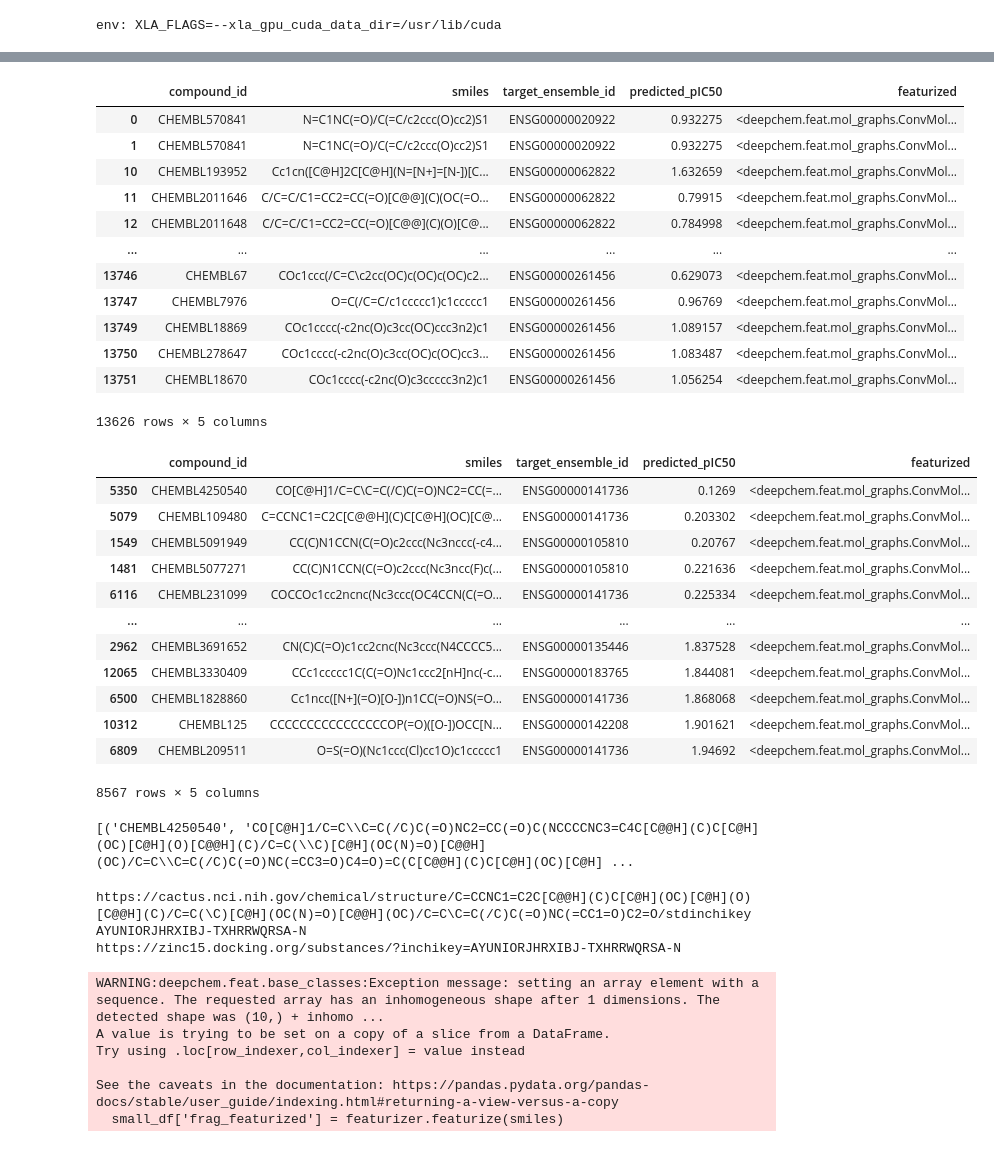
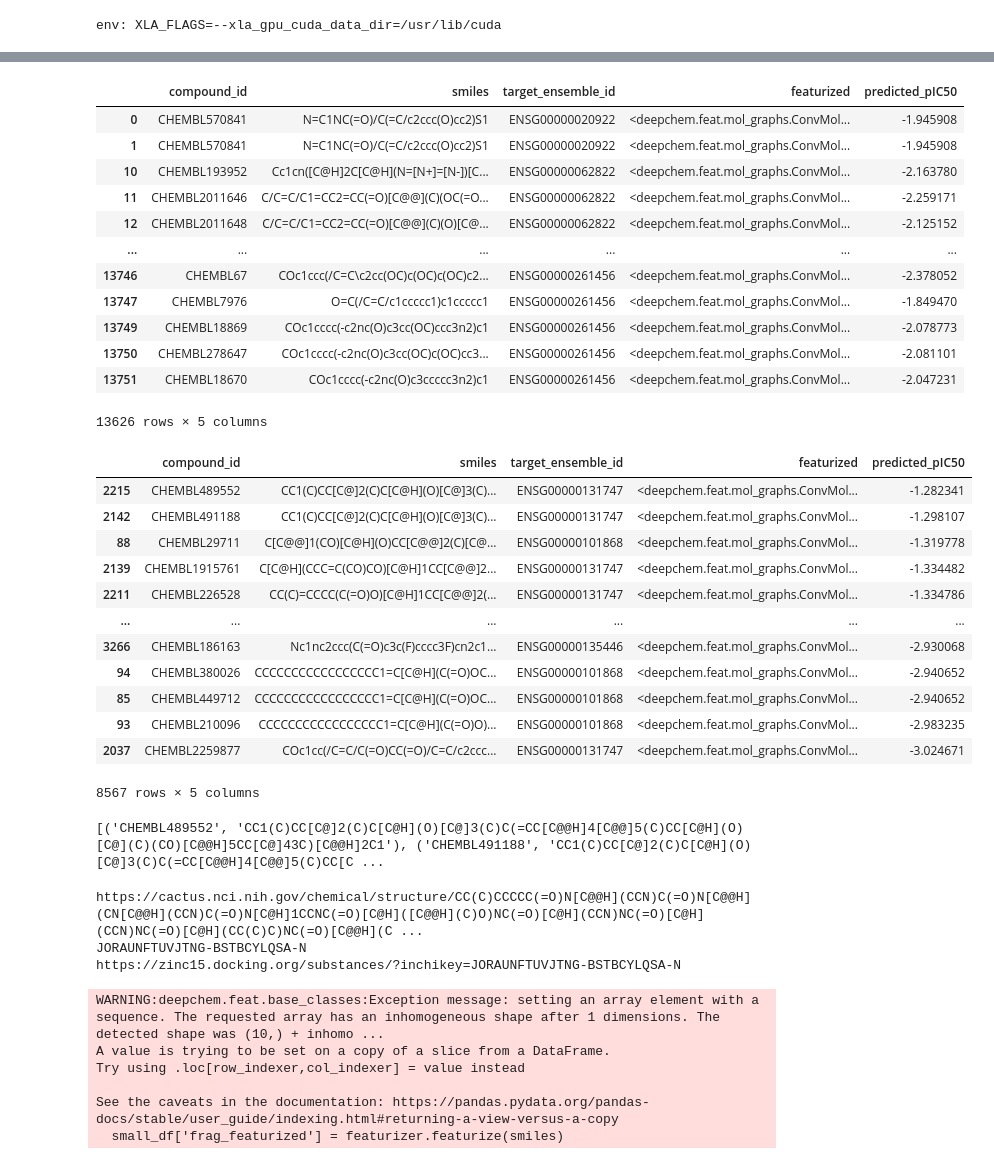
Before and after one commit to dsalinasduron-msmary/cap-sle, a Jupyter notebook: CAP_SLE.ipynb, the cells around one changed output, grey strips where cells are left out. Cells and saved outputs as stored; diff of their text form; code cells hidden in the pictures.

```diff
--- a/CAP_SLE.ipynb
+++ b/CAP_SLE.ipynb
@@ -117,8 +129,8 @@ smiles = compound_dataset['smiles']
 IC50 = compound_dataset['standard_value']
 featurizer = dc.feat.ConvMolFeaturizer()
 compound_dataset['featurized'] = featurizer.featurize(smiles)
-compound_dataset['divided values'] = compound_dataset['standard_value'].astype(float).div(max(compound_dataset['standard_value'].astype(float)))
-compound_dataset['pIC50'] = np.log10(compound_dataset['divided values'].astype(float)).mul(-1)
+#compound_dataset['divided values'] = compound_dataset['standard_value'].astype(float).div(max(compound_dataset['standard_value'].astype(float)))
+compound_dataset['pIC50'] = np.log10(compound_dataset['standard_value'].astype(float)).mul(-1)
 compound_dataset['number'] = list(range(0,len(compound_dataset)))
 display(compound_dataset)
 
@@ -202,73 +207,71 @@ display(curated_compounds_df)
 # %%
-"""3. run the model to predict ic50 values for each compound in the database
-dataset = dc.data.NumpyDataset(X=curated_compounds_df['featurized'], y=curated_compounds_df['predicted_pIC50'], ids=curated_compounds_df['smiles'])
-curated_compounds_df['predicted_pIC50'] = model.predict(dataset)
-"""
+
 #3. run the model to predict pic50 values for compounds that are not associated with the target
-curated_compounds_no_target = curated_compounds_df[~curated_compounds_df['smiles'].isin(target_to_compounds_df['smiles'])]
-dataset = dc.data.NumpyDataset(X=curated_compounds_no_target['featurized'], y=curated_compounds_no_target['predicted_pIC50'], ids=curated_compounds_no_target['smiles'])
-curated_compounds_no_target.loc[:, 'predicted_pIC50'] = model.predict(dataset)
+curated_compounds_no_target = curated_compounds_df[~curated_compounds_df['smiles'].isin(target_to_compounds_df['smiles'])].copy()
+dataset = dc.data.NumpyDataset(X=curated_compounds_no_target['featurized'], ids=curated_compounds_no_target['smiles'])
+curated_compounds_no_target['predicted_pIC50'] = model.predict(dataset)
 # %%
 # 4. displays a dataframe that has the following two columns : compound, predicted ic50
 #display(curated_compounds_df)
 display(curated_compounds_no_target)
 # %% [output]
-|  | compound_id | smiles | target_ensemble_id | predicted_pIC50 | featurized |
-| 0 | CHEMBL570841 | N=C1NC(=O)/C(=C/c2ccc(O)cc2)S1 | ENSG00000020922 | 0.932275 | <deepchem.feat.mol_graphs.ConvMol... |
-| 1 | CHEMBL570841 | N=C1NC(=O)/C(=C/c2ccc(O)cc2)S1 | ENSG00000020922 | 0.932275 | <deepchem.feat.mol_graphs.ConvMol... |
-| 10 | CHEMBL193952 | Cc1cn([C@H]2C[C@H](N=[N+]=[N-])[C... | ENSG00000062822 | 1.632659 | <deepchem.feat.mol_graphs.ConvMol... |
-| 11 | CHEMBL2011646 | C/C=C/C1=CC2=CC(=O)[C@@](C)(OC(=O... | ENSG00000062822 | 0.79915 | <deepchem.feat.mol_graphs.ConvMol... |
-| 12 | CHEMBL2011648 | C/C=C/C1=CC2=CC(=O)[C@@](C)(O)[C@... | ENSG00000062822 | 0.784998 | <deepchem.feat.mol_graphs.ConvMol... |
+|  | compound_id | smiles | target_ensemble_id | featurized | predicted_pIC50 |
+| 0 | CHEMBL570841 | N=C1NC(=O)/C(=C/c2ccc(O)cc2)S1 | ENSG00000020922 | <deepchem.feat.mol_graphs.ConvMol... | -1.945908 |
+| 1 | CHEMBL570841 | N=C1NC(=O)/C(=C/c2ccc(O)cc2)S1 | ENSG00000020922 | <deepchem.feat.mol_graphs.ConvMol... | -1.945908 |
+| 10 | CHEMBL193952 | Cc1cn([C@H]2C[C@H](N=[N+]=[N-])[C... | ENSG00000062822 | <deepchem.feat.mol_graphs.ConvMol... | -2.163780 |
+| 11 | CHEMBL2011646 | C/C=C/C1=CC2=CC(=O)[C@@](C)(OC(=O... | ENSG00000062822 | <deepchem.feat.mol_graphs.ConvMol... | -2.259171 |
+| 12 | CHEMBL2011648 | C/C=C/C1=CC2=CC(=O)[C@@](C)(O)[C@... | ENSG00000062822 | <deepchem.feat.mol_graphs.ConvMol... | -2.125152 |
 | ... | ... | ... | ... | ... | ... |
-| 13746 | CHEMBL67 | COc1ccc(/C=C\c2cc(OC)c(OC)c(OC)c2... | ENSG00000261456 | 0.629073 | <deepchem.feat.mol_graphs.ConvMol... |
-| 13747 | CHEMBL7976 | O=C(/C=C/c1ccccc1)c1ccccc1 | ENSG00000261456 | 0.96769 | <deepchem.feat.mol_graphs.ConvMol... |
-| 13749 | CHEMBL18869 | COc1cccc(-c2nc(O)c3cc(OC)ccc3n2)c1 | ENSG00000261456 | 1.089157 | <deepchem.feat.mol_graphs.ConvMol... |
-| 13750 | CHEMBL278647 | COc1cccc(-c2nc(O)c3cc(OC)c(OC)cc3... | ENSG00000261456 | 1.083487 | <deepchem.feat.mol_graphs.ConvMol... |
-| 13751 | CHEMBL18670 | COc1cccc(-c2nc(O)c3ccccc3n2)c1 | ENSG00000261456 | 1.056254 | <deepchem.feat.mol_graphs.ConvMol... |
+| 13746 | CHEMBL67 | COc1ccc(/C=C\c2cc(OC)c(OC)c(OC)c2... | ENSG00000261456 | <deepchem.feat.mol_graphs.ConvMol... | -2.378052 |
+| 13747 | CHEMBL7976 | O=C(/C=C/c1ccccc1)c1ccccc1 | ENSG00000261456 | <deepchem.feat.mol_graphs.ConvMol... | -1.849470 |
+| 13749 | CHEMBL18869 | COc1cccc(-c2nc(O)c3cc(OC)ccc3n2)c1 | ENSG00000261456 | <deepchem.feat.mol_graphs.ConvMol... | -2.078773 |
+| 13750 | CHEMBL278647 | COc1cccc(-c2nc(O)c3cc(OC)c(OC)cc3... | ENSG00000261456 | <deepchem.feat.mol_graphs.ConvMol... | -2.081101 |
+| 13751 | CHEMBL18670 | COc1cccc(-c2nc(O)c3ccccc3n2)c1 | ENSG00000261456 | <deepchem.feat.mol_graphs.ConvMol... | -2.047231 |
 13626 rows × 5 columns
 # %%
 # 5. print out the compound that has the highest ic50 value that has NOT been tested on the target already.
+import pandas as pd
+
 
 # Filter out compounds that are in target_to_compounds_df
-#curated_compounds_no_target = curated_compounds_df[~curated_compounds_df['smiles'].isin(target_to_compounds_df['smiles'])]
 
 # Sort the resulting DataFrame by 'predicted_pIC50' in descending order
-df = curated_compounds_no_target.sort_values(by=['predicted_pIC50'], ascending=True)
+df = curated_compounds_no_target.sort_values(by=['predicted_pIC50'], ascending=False)
 
 # Drop duplicates based on 'smiles' column
 df.drop_duplicates(subset='smiles', inplace=True)
 
 # Display the final DataFrame
 display(df)
 
 # Extract 'compound_id' and 'smiles' values
 compound_ids = df['compound_id'].values
 compound_smiles = df['smiles'].values
 
 # Create a list of tuples containing 'compound_id' and 'smiles'
 compound_ids_and_smiles = list(zip(compound_ids, compound_smiles))
 
 # Print the list of tuples
 print(compound_ids_and_smiles)
 
 # Select the best compound (the first one in the list)
-best_compound = compound_ids_and_smiles[1]
+best_compound = compound_ids_and_smiles[0]
 print("Best Compound:", best_compound)
 # %% [output]
-|  | compound_id | smiles | target_ensemble_id | predicted_pIC50 | featurized |
-| 5350 | CHEMBL4250540 | CO[C@H]1/C=C\C=C(/C)C(=O)NC2=CC(=... | ENSG00000141736 | 0.1269 | <deepchem.feat.mol_graphs.ConvMol... |
-| 5079 | CHEMBL109480 | C=CCNC1=C2C[C@@H](C)C[C@H](OC)[C@... | ENSG00000141736 | 0.203302 | <deepchem.feat.mol_graphs.ConvMol... |
-| 1549 | CHEMBL5091949 | CC(C)N1CCN(C(=O)c2ccc(Nc3nccc(-c4... | ENSG00000105810 | 0.20767 | <deepchem.feat.mol_graphs.ConvMol... |
-| 1481 | CHEMBL5077271 | CC(C)N1CCN(C(=O)c2ccc(Nc3ncc(F)c(... | ENSG00000105810 | 0.221636 | <deepchem.feat.mol_graphs.ConvMol... |
-| 6116 | CHEMBL231099 | COCCOc1cc2ncnc(Nc3ccc(OC4CCN(C(=O... | ENSG00000141736 | 0.225334 | <deepchem.feat.mol_graphs.ConvMol... |
+|  | compound_id | smiles | target_ensemble_id | featurized | predicted_pIC50 |
+| 2215 | CHEMBL489552 | CC1(C)CC[C@]2(C)C[C@H](O)[C@]3(C)... | ENSG00000131747 | <deepchem.feat.mol_graphs.ConvMol... | -1.282341 |
+| 2142 | CHEMBL491188 | CC1(C)CC[C@]2(C)C[C@H](O)[C@]3(C)... | ENSG00000131747 | <deepchem.feat.mol_graphs.ConvMol... | -1.298107 |
+| 88 | CHEMBL29711 | C[C@@]1(CO)[C@H](O)CC[C@@]2(C)[C@... | ENSG00000101868 | <deepchem.feat.mol_graphs.ConvMol... | -1.319778 |
+| 2139 | CHEMBL1915761 | C[C@H](CCC=C(CO)CO)[C@H]1CC[C@@]2... | ENSG00000131747 | <deepchem.feat.mol_graphs.ConvMol... | -1.334482 |
+| 2211 | CHEMBL226528 | CC(C)=CCCC(C(=O)O)[C@H]1CC[C@@]2(... | ENSG00000131747 | <deepchem.feat.mol_graphs.ConvMol... | -1.334786 |
 | ... | ... | ... | ... | ... | ... |
-| 2962 | CHEMBL3691652 | CN(C)C(=O)c1cc2cnc(Nc3ccc(N4CCCC5... | ENSG00000135446 | 1.837528 | <deepchem.feat.mol_graphs.ConvMol... |
-| 12065 | CHEMBL3330409 | CCc1ccccc1C(C(=O)Nc1ccc2[nH]nc(-c... | ENSG00000183765 | 1.844081 | <deepchem.feat.mol_graphs.ConvMol... |
-| 6500 | CHEMBL1828860 | Cc1ncc([N+](=O)[O-])n1CC(=O)NS(=O... | ENSG00000141736 | 1.868068 | <deepchem.feat.mol_graphs.ConvMol... |
-| 10312 | CHEMBL125 | CCCCCCCCCCCCCCCCOP(=O)([O-])OCC[N... | ENSG00000142208 | 1.901621 | <deepchem.feat.mol_graphs.ConvMol... |
-| 6809 | CHEMBL209511 | O=S(=O)(Nc1ccc(Cl)cc1O)c1ccccc1 | ENSG00000141736 | 1.94692 | <deepchem.feat.mol_graphs.ConvMol... |
+| 3266 | CHEMBL186163 | Nc1nc2ccc(C(=O)c3c(F)cccc3F)cn2c1... | ENSG00000135446 | <deepchem.feat.mol_graphs.ConvMol... | -2.930068 |
+| 94 | CHEMBL380026 | CCCCCCCCCCCCCCCCC1=C[C@H](C(=O)OC... | ENSG00000101868 | <deepchem.feat.mol_graphs.ConvMol... | -2.940652 |
+| 85 | CHEMBL449712 | CCCCCCCCCCCCCCCCC1=C[C@H](C(=O)OC... | ENSG00000101868 | <deepchem.feat.mol_graphs.ConvMol... | -2.940652 |
+| 93 | CHEMBL210096 | CCCCCCCCCCCCCCCCC1=C[C@H](C(=O)O)... | ENSG00000101868 | <deepchem.feat.mol_graphs.ConvMol... | -2.983235 |
+| 2037 | CHEMBL2259877 | COc1cc(/C=C/C(=O)CC(=O)/C=C/c2ccc... | ENSG00000131747 | <deepchem.feat.mol_graphs.ConvMol... | -3.024671 |
 8567 rows × 5 columns
-[('CHEMBL4250540', 'CO[C@H]1/C=C\\C=C(/C)C(=O)NC2=CC(=O)C(NCCCCNC3=C4C[C@@H](C)C[C@H](OC)[C@H](O)[C@@H](C)/C=C(\\C)[C@H](OC(N)=O)[C@@H](OC)/C=C\\C=C(/C)C(=O)NC(=CC3=O)C4=O)=C(C[C@@H](C)C[C@H](OC)[C@H] ...
+[('CHEMBL489552', 'CC1(C)CC[C@]2(C)C[C@H](O)[C@]3(C)C(=CC[C@@H]4[C@@]5(C)CC[C@H](O)[C@](C)(CO)[C@@H]5CC[C@]43C)[C@@H]2C1'), ('CHEMBL491188', 'CC1(C)CC[C@]2(C)C[C@H](O)[C@]3(C)C(=CC[C@@H]4[C@@]5(C)CC[C ...
 # %%
 # 6. get InChI key for top compound and generate a url for Zinc
 
@@ -288,9 +291,9 @@ print(inchikey)
 zinc_url = 'https://zinc15.docking.org/substances/?inchikey={inchikey}'.format(inchikey = inchikey)
 print(zinc_url)
 # %% [output]
-https://cactus.nci.nih.gov/chemical/structure/C=CCNC1=C2C[C@@H](C)C[C@H](OC)[C@H](O)[C@@H](C)/C=C(\C)[C@H](OC(N)=O)[C@@H](OC)/C=C\C=C(/C)C(=O)NC(=CC1=O)C2=O/stdinchikey
-AYUNIORJHRXIBJ-TXHRRWQRSA-N
-https://zinc15.docking.org/substances/?inchikey=AYUNIORJHRXIBJ-TXHRRWQRSA-N
+https://cactus.nci.nih.gov/chemical/structure/CC(C)CCCCC(=O)N[C@@H](CCN)C(=O)N[C@@H](CN[C@@H](CCN)C(=O)N[C@H]1CCNC(=O)[C@H]([C@@H](C)O)NC(=O)[C@H](CCN)NC(=O)[C@H](CCN)NC(=O)[C@H](CC(C)C)NC(=O)[C@@H](C ...
+JORAUNFTUVJTNG-BSTBCYLQSA-N
+https://zinc15.docking.org/substances/?inchikey=JORAUNFTUVJTNG-BSTBCYLQSA-N
 # %%
 small_df = df.head(10)
 dataset = dc.data.NumpyDataset(X=small_df['featurized'],y=small_df['predicted_pIC50'].astype(float), ids=small_df['smiles'])
```
Also changed, not shown: parts of 4 cells of this notebook.
